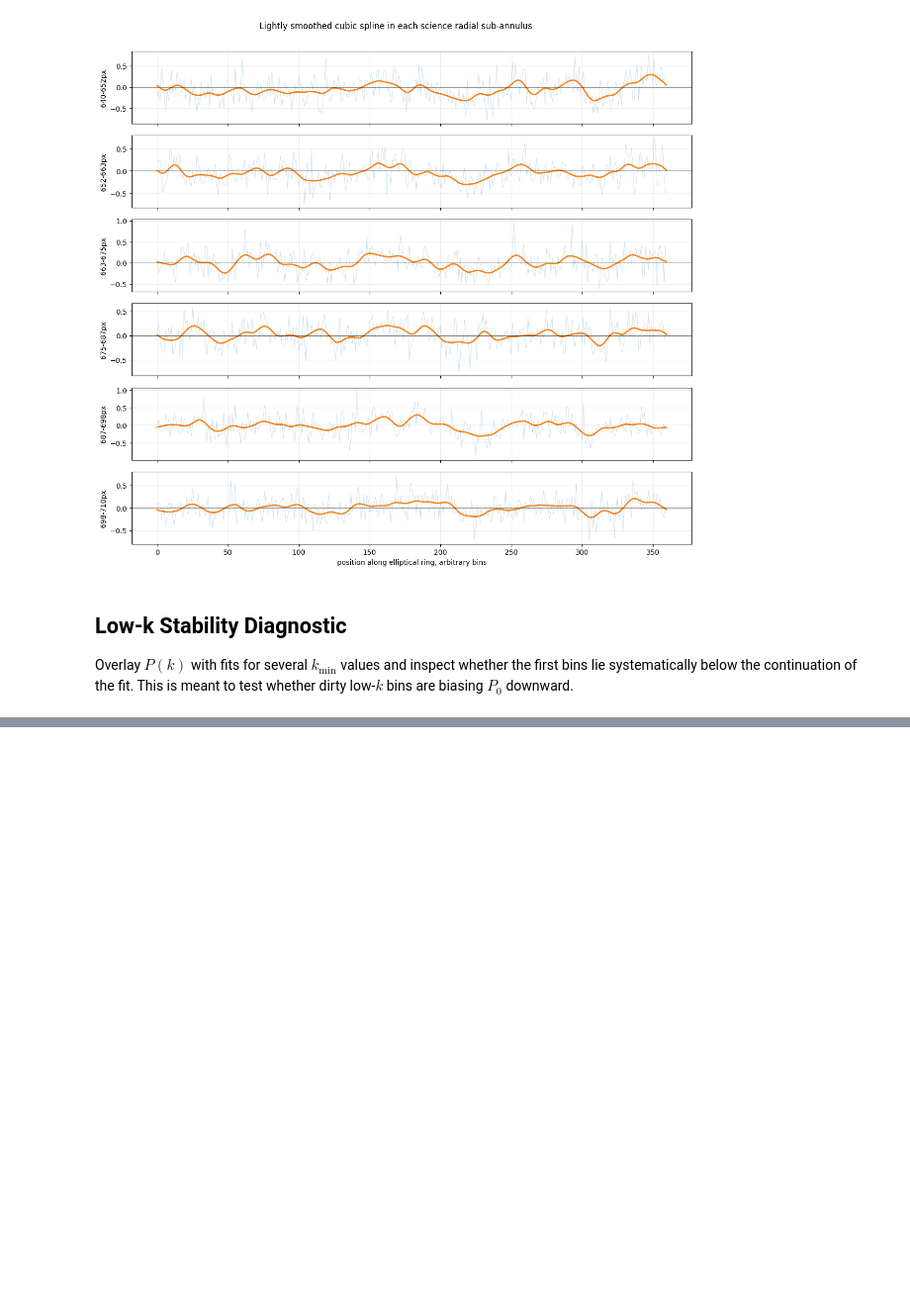
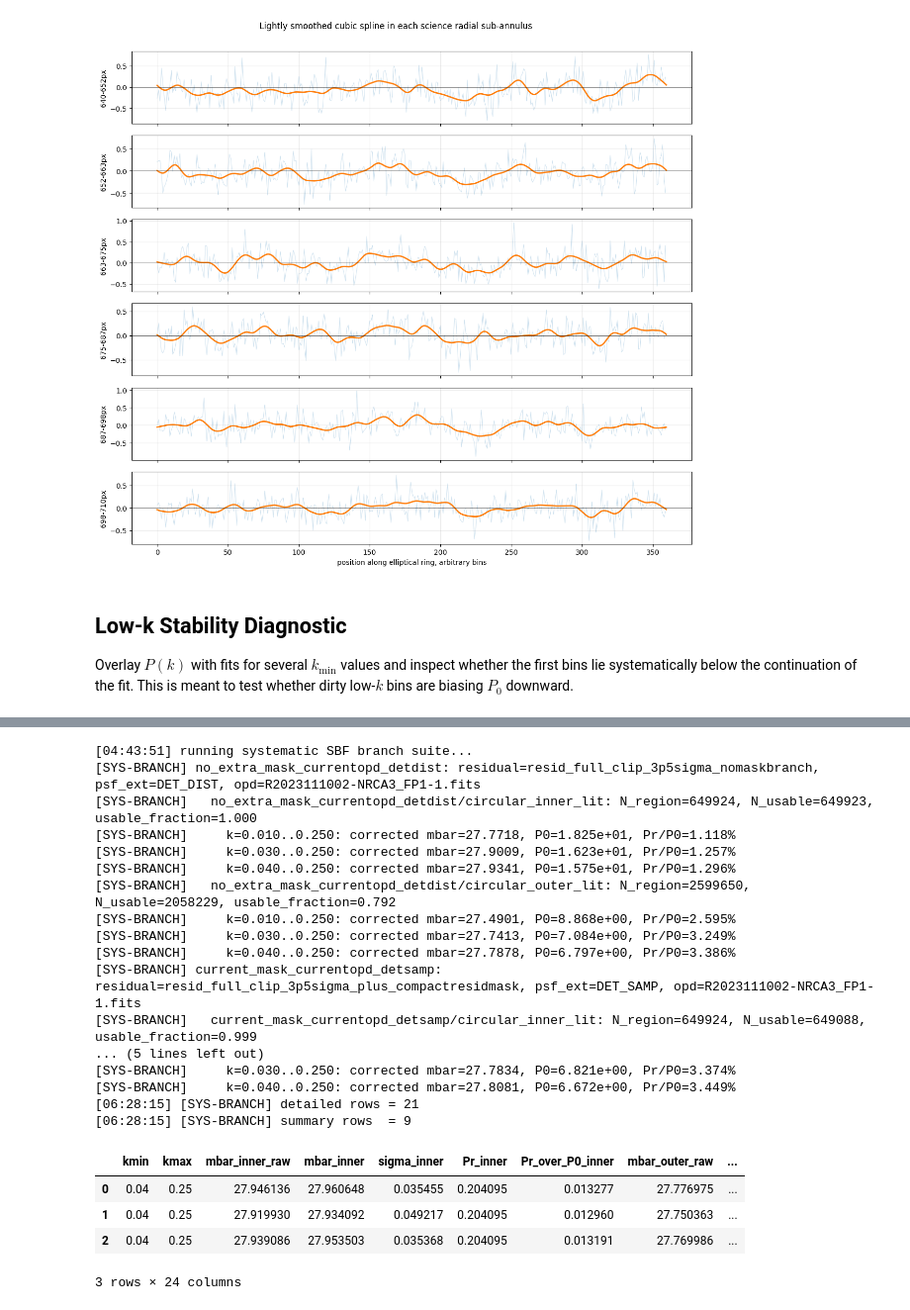
Before and after one commit to Saharochekl/course-work_4-SBF, a Jupyter notebook: code/sbf-1.ipynb, the cells around one changed output, grey strips where cells are left out. Shown at 99% size. Drawn from its saved outputs; the diff is of its cells as text; code cells hidden in the pictures; blank space fills up the shorter version.

```diff
--- a/code/sbf-1.ipynb
+++ b/code/sbf-1.ipynb
@@ -6940,0 +6965,34 @@ display(df_pk_model_component)
+# %%
+print("running systematic SBF branch suite...")
+
+systematic_branch_bundle = run_systematic_branch_suite(globals(), systematic_assets)
+df_systematic_branch_rows = systematic_branch_bundle["df_rows"]
+df_systematic_branch_summary = systematic_branch_bundle["df_summary"]
+df_systematic_branch_recommended = systematic_branch_bundle["df_recommended"]
+
+print(f"[SYS-BRANCH] detailed rows = {len(df_systematic_branch_rows)}")
+print(f"[SYS-BRANCH] summary rows  = {len(df_systematic_branch_summary)}")
+display(df_systematic_branch_recommended)
+# %% [output]
+[04:43:51] running systematic SBF branch suite...
+[SYS-BRANCH] no_extra_mask_currentopd_detdist: residual=resid_full_clip_3p5sigma_nomaskbranch, psf_ext=DET_DIST, opd=R2023111002-NRCA3_FP1-1.fits
+[SYS-BRANCH]   no_extra_mask_currentopd_detdist/circular_inner_lit: N_region=649924, N_usable=649923, usable_fraction=1.000
+[SYS-BRANCH]     k=0.010..0.250: corrected mbar=27.7718, P0=1.825e+01, Pr/P0=1.118%
+[SYS-BRANCH]     k=0.030..0.250: corrected mbar=27.9009, P0=1.623e+01, Pr/P0=1.257%
+[SYS-BRANCH]     k=0.040..0.250: corrected mbar=27.9341, P0=1.575e+01, Pr/P0=1.296%
+[SYS-BRANCH]   no_extra_mask_currentopd_detdist/circular_outer_lit: N_region=2599650, N_usable=2058229, usable_fraction=0.792
+[SYS-BRANCH]     k=0.010..0.250: corrected mbar=27.4901, P0=8.868e+00, Pr/P0=2.595%
+[SYS-BRANCH]     k=0.030..0.250: corrected mbar=27.7413, P0=7.084e+00, Pr/P0=3.249%
+[SYS-BRANCH]     k=0.040..0.250: corrected mbar=27.7878, P0=6.797e+00, Pr/P0=3.386%
+[SYS-BRANCH] current_mask_currentopd_detsamp: residual=resid_full_clip_3p5sigma_plus_compactresidmask, psf_ext=DET_SAMP, opd=R2023111002-NRCA3_FP1-1.fits
+[SYS-BRANCH]   current_mask_currentopd_detsamp/circular_inner_lit: N_region=649924, N_usable=649088, usable_fraction=0.999
+... (5 lines left out)
+[SYS-BRANCH]     k=0.030..0.250: corrected mbar=27.7834, P0=6.821e+00, Pr/P0=3.374%
+[SYS-BRANCH]     k=0.040..0.250: corrected mbar=27.8081, P0=6.672e+00, Pr/P0=3.449%
+[06:28:15] [SYS-BRANCH] detailed rows = 21
+[06:28:15] [SYS-BRANCH] summary rows  = 9
+|  | kmin | kmax | mbar_inner_raw | mbar_inner | sigma_inner | Pr_inner | Pr_over_P0_inner | mbar_outer_raw | ... |
+| 0 | 0.04 | 0.25 | 27.946136 | 27.960648 | 0.035455 | 0.204095 | 0.013277 | 27.776975 | ... |
+| 1 | 0.04 | 0.25 | 27.919930 | 27.934092 | 0.049217 | 0.204095 | 0.012960 | 27.750363 | ... |
+| 2 | 0.04 | 0.25 | 27.939086 | 27.953503 | 0.035368 | 0.204095 | 0.013191 | 27.769986 | ... |
+3 rows × 24 columns
```
Also changed, not shown: parts of 50 cells of this notebook, 6 other files.
